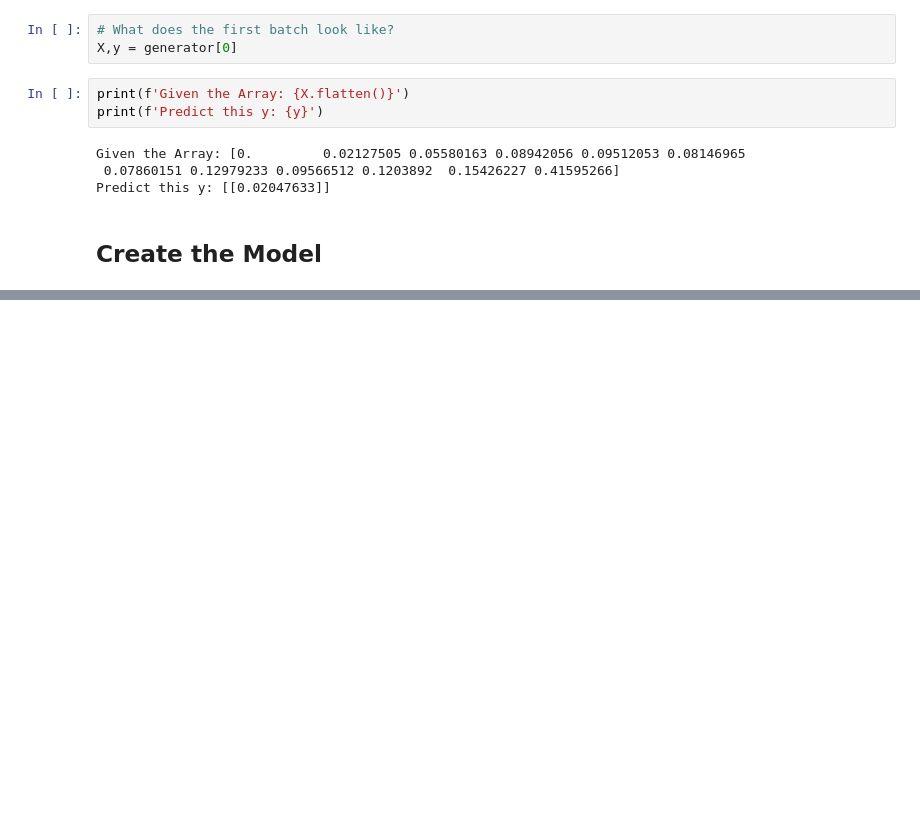
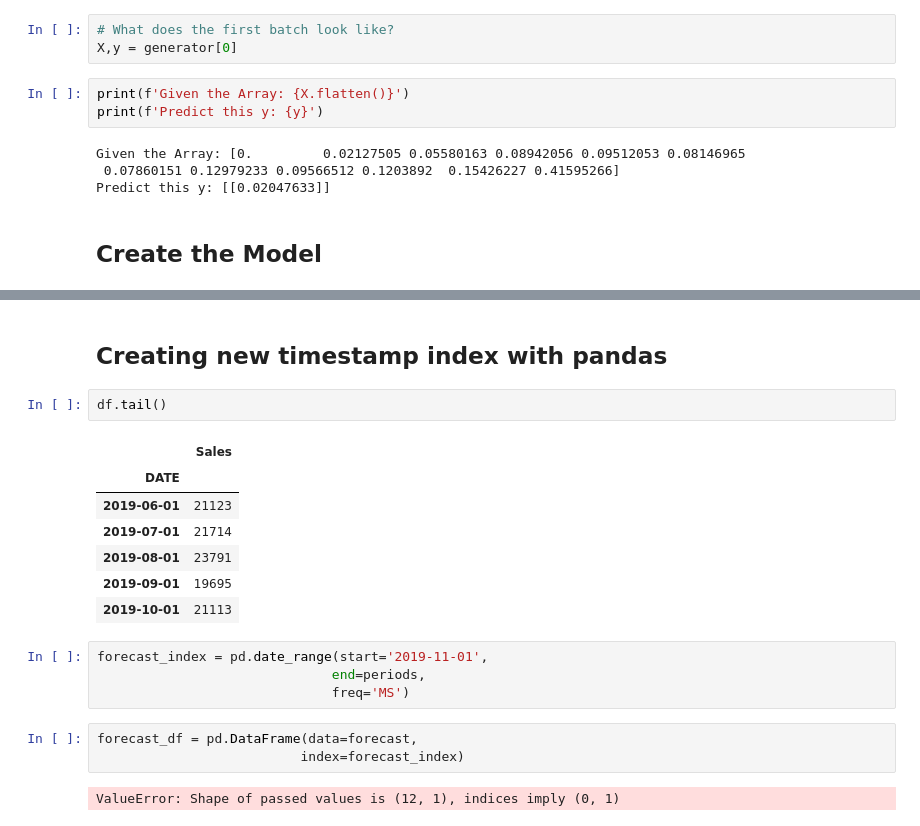
Before and after one commit to GkouskosV/Complete-tensorflow2-and-keras-DeepLearning-bootcamp, a Jupyter notebook: RNN/rnn_time_series.ipynb, the cells around one changed output, grey strips where cells are left out. Drawn from its saved outputs; the diff is of its cells as text; blank space fills up the shorter version.

```diff
--- a/RNN/rnn_time_series.ipynb
+++ b/RNN/rnn_time_series.ipynb
@@ -163,0 +365,21 @@ Predict this y: [[0.02047633]]
+# %% [markdown]
+## Creating new timestamp index with pandas
+# %%
+df.tail()
+# %% [output]
+|  | Sales |
+| DATE |  |
+| 2019-06-01 | 21123 |
+| 2019-07-01 | 21714 |
+| 2019-08-01 | 23791 |
+| 2019-09-01 | 19695 |
+| 2019-10-01 | 21113 |
+# %%
+forecast_index = pd.date_range(start='2019-11-01',
+                              end=periods,
+                              freq='MS')
+# %%
+forecast_df = pd.DataFrame(data=forecast,
+                          index=forecast_index)
+# %% [output]
+ValueError: Shape of passed values is (12, 1), indices imply (0, 1)
```
Also changed, not shown: parts of 28 cells of this notebook.
